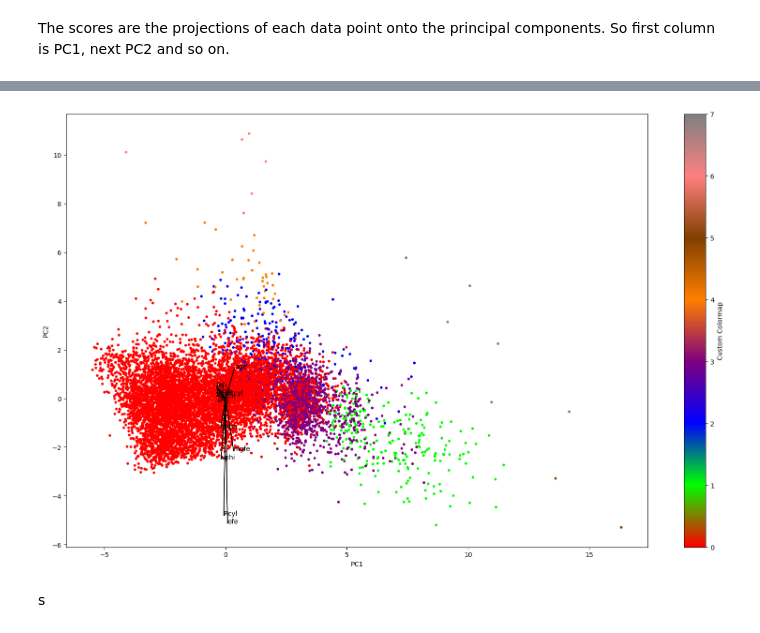
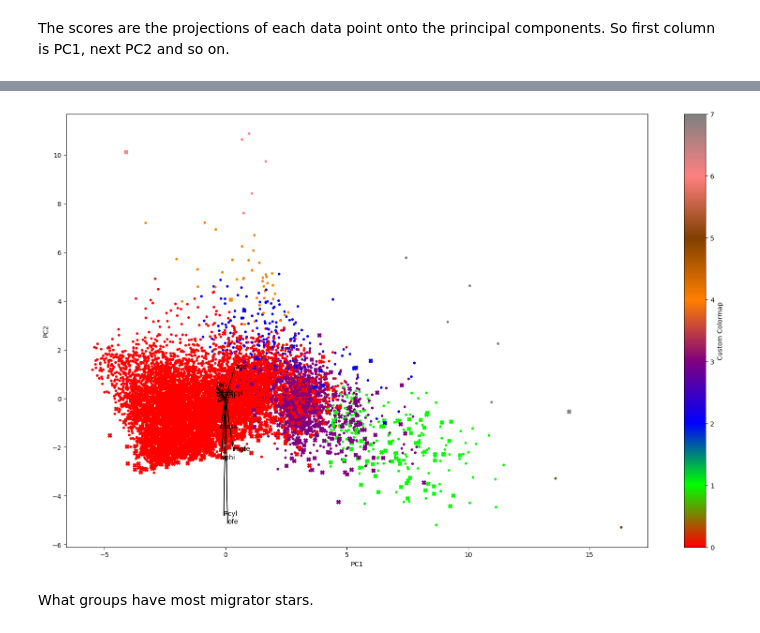
Before and after one commit to Chrillemis/AppStatProject, a Jupyter notebook: Clustering/Clustering.ipynb, the cells around one changed output, grey strips where cells are left out. Drawn from its saved outputs; the diff is of its cells as text; code cells hidden in the pictures.

Commit message:
clustering

```diff
--- a/Clustering/Clustering.ipynb
+++ b/Clustering/Clustering.ipynb
@@ -123,33 +132,39 @@ scores = pcaMigrator.transform(data_scaled)
 # %%
 cale_arrow = s_ = 8
 i, j = 0, 1 # which components
 
 #color of clusters
 #make it so it maches  ['red', 'green', 'blue', 'purple', 'orange', 'brown', 'pink', 'grey']
 colors = [(1, 0, 0), (0, 1, 0), (0, 0, 1), (0.5, 0, 0.5), (1, 0.5, 0), (0.5, 0.25, 0), (1, 0.5, 0.5), (0.5, 0.5, 0.5)]
 node_lin_space = np.linspace(0, 1, len(colors))
 nodes = node_lin_space.tolist()  # Position of colors in the colormap (0=low, 1=high)
 
 # Create the colormap
 custom_cmap = LinearSegmentedColormap.from_list("custom_cmap", list(zip(nodes, colors)))
 
 fig, ax = plt.subplots(1, 1, figsize=(20, 12))
-scatter = ax.scatter(scores[:,0], scores[:,1], marker = '.', c = cluster_label, cmap=custom_cmap) #to get the first two components
 
+mask1 = isMigrator == 1
+mask0 = isMigrator == 0
+
+
+scatter0 = ax.scatter(scores[:,0][mask0], scores[:,1][mask0], marker = '.', c = cluster_label[mask0], cmap=custom_cmap)
+scatter1 = ax.scatter(scores[:,0][mask1], scores[:,1][mask1], marker = 'X', c = cluster_label[mask1], cmap=custom_cmap)
 
 
 ax.set_xlabel('PC%d' % (i+1))
 ax.set_ylabel('PC%d' % (j+1))
 
 #This part is for plotting the components ie murder, assult, urbanpop and rape.
 for k in range(pcaMigrator.components_.shape[1]):
     ax.arrow(0, 0, pcaMigrator.components_[i,k], s_ * pcaMigrator.components_[j,k])
     ax.text(pcaMigrator.components_[i,k], s_ * pcaMigrator.components_[j,k],
             data.columns[k])
 
-cbar = plt.colorbar(scatter, ax=ax)
-cbar.set_label("Custom Colormap")
+
+cbar0 = plt.colorbar(scatter0, ax=ax)
+cbar0.set_label("Custom Colormap")
 # %% [output]
-[figure, old version]
+[figure, new version]
-# %% [markdown]
-s
+# %% [markdown]
+What groups have most migrator stars.
```
Also changed, not shown: parts of 6 cells of this notebook.
